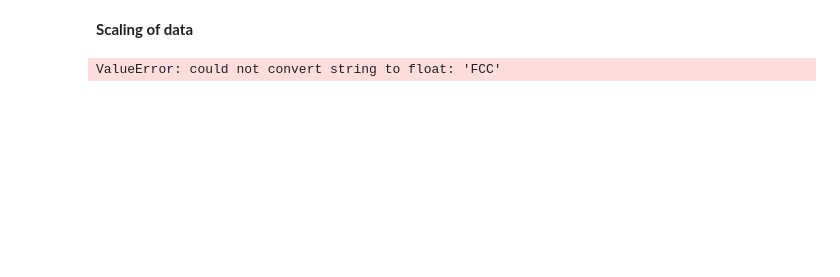
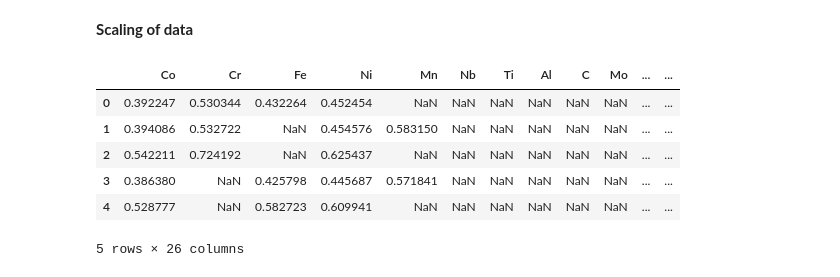
Before and after one commit to DarshanGoodGuy/IITISOC25, a Jupyter notebook: Model.ipynb, the cells around one changed output. Saved outputs shown, nothing was run; the diff lists cells and outputs as text; code cells hidden in the pictures; blank space fills up the shorter version.

```diff
--- a/Model.ipynb
+++ b/Model.ipynb
@@ -138,6 +138,16 @@ y.head()
 sc = MinMaxScaler()
 
 X_scaled = pd.DataFrame(sc.fit_transform(X),columns=X.columns);
-y_scaled = pd.DataFrame(sc.fit_transform(y),columns=y.columns);
+columns_to_scale = ['PROPERTY: Calculated Density (g/cm$^3$)', 'PROPERTY: Test temperature ($^\circ$C)', 'PROPERTY: YS (MPa)', 'PROPERTY: UTS (MPa)','PROPERTY: Elongation (%)','PROPERTY: Calculated Young modulus (GPa)']
+y_scaled = y.copy()
+y_scaled[columns_to_scale] = sc.fit_transform(y[columns_to_scale])
-# %% [output]
-ValueError: could not convert string to float: 'FCC'
+# %%
+X_scaled.head()
+# %% [output]
+|  | Co | Cr | Fe | Ni | Mn | Nb | Ti | Al | C | Mo | ... | ... |
+| 0 | 0.392247 | 0.530344 | 0.432264 | 0.452454 | NaN | NaN | NaN | NaN | NaN | NaN | ... | ... |
+| 1 | 0.394086 | 0.532722 | NaN | 0.454576 | 0.583150 | NaN | NaN | NaN | NaN | NaN | ... | ... |
+| 2 | 0.542211 | 0.724192 | NaN | 0.625437 | NaN | NaN | NaN | NaN | NaN | NaN | ... | ... |
+| 3 | 0.386380 | NaN | 0.425798 | 0.445687 | 0.571841 | NaN | NaN | NaN | NaN | NaN | ... | ... |
+| 4 | 0.528777 | NaN | 0.582723 | 0.609941 | NaN | NaN | NaN | NaN | NaN | NaN | ... | ... |
+5 rows × 26 columns
```
Also changed, not shown: parts of 1 cell of this notebook.
